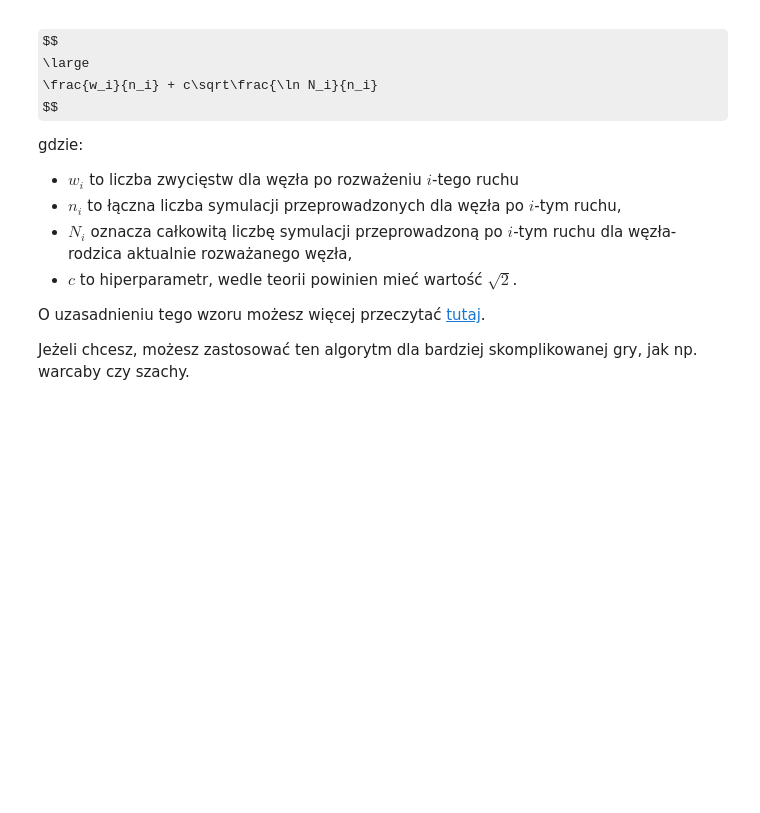
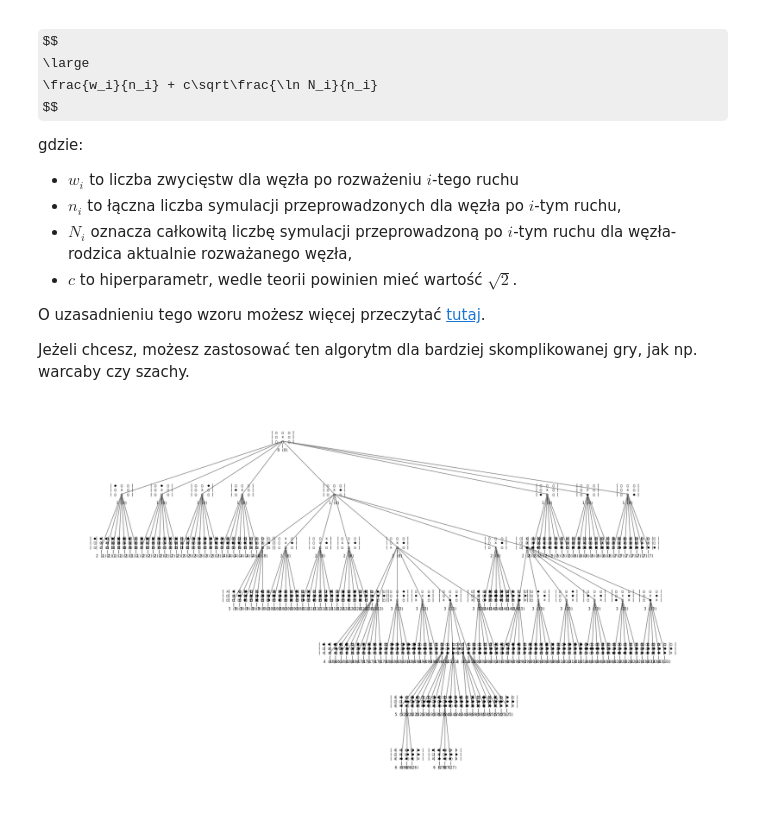
Before and after one commit to barhanc/artificial-intelligence-fundamentals, a Jupyter notebook: lab6/lab_6.ipynb, the cells around one changed output. Saved outputs shown, nothing was run; the diff lists cells and outputs as text; code cells hidden in the pictures; some formulas as TeX source; blank space fills up the shorter version.

```diff
--- a/lab6/lab_6.ipynb
+++ b/lab6/lab_6.ipynb
@@ -360,14 +357,14 @@ def minimax(board, player, max_phase):
     if max_phase:
         val = -float("inf")
         for row, col in get_possible_moves(board):
-            cp_board = copy.deepcopy(board)
+            cp_board = np.copy(board)
             cp_board[row][col] = player
             val = max(val, minimax(cp_board, player, False))
         return val
     else:
         val = float("inf")
         for row, col in get_possible_moves(board):
-            cp_board = copy.deepcopy(board)
+            cp_board = np.copy(board)
             cp_board[row][col] = -player
             val = min(val, minimax(cp_board, player, True))
         return val
@@ -383,7 +380,7 @@ class MinimaxPlayer(PlayerInterface):
             moves = [(1, 1), (0, 0), (0, 1)]
 
         for row, col in moves:
-            cp_board = copy.deepcopy(board)
+            cp_board = np.copy(board)
             cp_board[row][col] = player
             val = minimax(cp_board, player, max_phase=False)
             if val > best_val:
@@ -478,7 +475,7 @@ def alphabeta(board, player, alpha, beta, max_phase, depth=0):
     if max_phase:
         val = -float("inf")
         for row, col in get_possible_moves(board):
-            cp_board = copy.deepcopy(board)
+            cp_board = np.copy(board)
             cp_board[row][col] = player
             val = max(val, alphabeta(cp_board, player, alpha, beta, False, depth + 1))
             alpha = max(alpha, val)
@@ -488,7 +485,7 @@ def alphabeta(board, player, alpha, beta, max_phase, depth=0):
     else:
         val = float("inf")
         for row, col in get_possible_moves(board):
-            cp_board = copy.deepcopy(board)
+            cp_board = np.copy(board)
             cp_board[row][col] = -player
             val = min(val, alphabeta(cp_board, player, alpha, beta, True, depth + 1))
             beta = min(beta, val)
@@ -507,7 +504,7 @@ class AlphaBetaPlayer(PlayerInterface):
             moves = [(1, 1), (0, 0), (0, 1)]
 
         for row, col in moves:
-            cp_board = copy.deepcopy(board)
+            cp_board = np.copy(board)
             cp_board[row][col] = player
             val = alphabeta(cp_board, player, -float("inf"), float("inf"), False)
             if val > best_val:
@@ -573,7 +570,7 @@ class MonteCarloPlayer(PlayerInterface):
         for row, col in moves:
             p = 0
             for _ in range(N):
-                sim_board = copy.deepcopy(board)
+                sim_board = np.copy(board)
                 sim_board[row][col] = player
                 sim_player = -player
                 while True:
@@ -585,8 +582,7 @@ class MonteCarloPlayer(PlayerInterface):
                         p += 1
                         break
 
-                    sim_row, sim_col = random.choice(get_possible_moves(sim_board))
-                    sim_board[sim_row][sim_col] = sim_player
+                    RandomPlayerWinIfCan().move(sim_board, sim_player)
                     sim_player = -sim_player
 
             if p > best_val:
@@ -722,0 +819,44 @@ Jeżeli chcesz, możesz zastosować ten algorytm dla bardziej skomplikowanej gry
+# %%
+board = np.zeros((3, 3))
+board[1, 1] = -1
+root = mcts(Node(1, board, label="0"), iters=35, rollouts=100)
+
+
+import networkx as nx
+import matplotlib.pyplot as plt
+
+
+def draw_game_tree(root: Node):
+    G = nx.empty_graph()
+    G.add_node(str(root) + "\n" + str(depth := 0) + " (" + root._label + ")")
+
+    def draw_recursive(root: Node, depth):
+        nonlocal G
+        if not root.next:
+            return
+        for node in root.next:
+            node_label = str(node) + "\n" + str(depth) + " (" + node._label + ")"
+            prev_label = str(node.prev) + "\n" + str(depth - 1) + " (" + node.prev._label + ")"
+            G.add_node(node_label)
+            G.add_edge(node_label, prev_label)
+
+            draw_recursive(node, depth + 1)
+
+    draw_recursive(root, depth + 1)
+    pos = nx.nx_agraph.graphviz_layout(G, prog="dot", args="")
+    plt.figure(figsize=(16, 9))
+    nx.draw(
+        G,
+        pos=pos,
+        with_labels=True,
+        font_size=6,
+        font_family="monospace",
+        node_size=0,
+        edge_color="grey",
+    )
+    plt.show()
+
+
+draw_game_tree(root)
+# %% [output]
+[figure, added]
```
Also changed, not shown: parts of 12 cells of this notebook, 16 other files.
